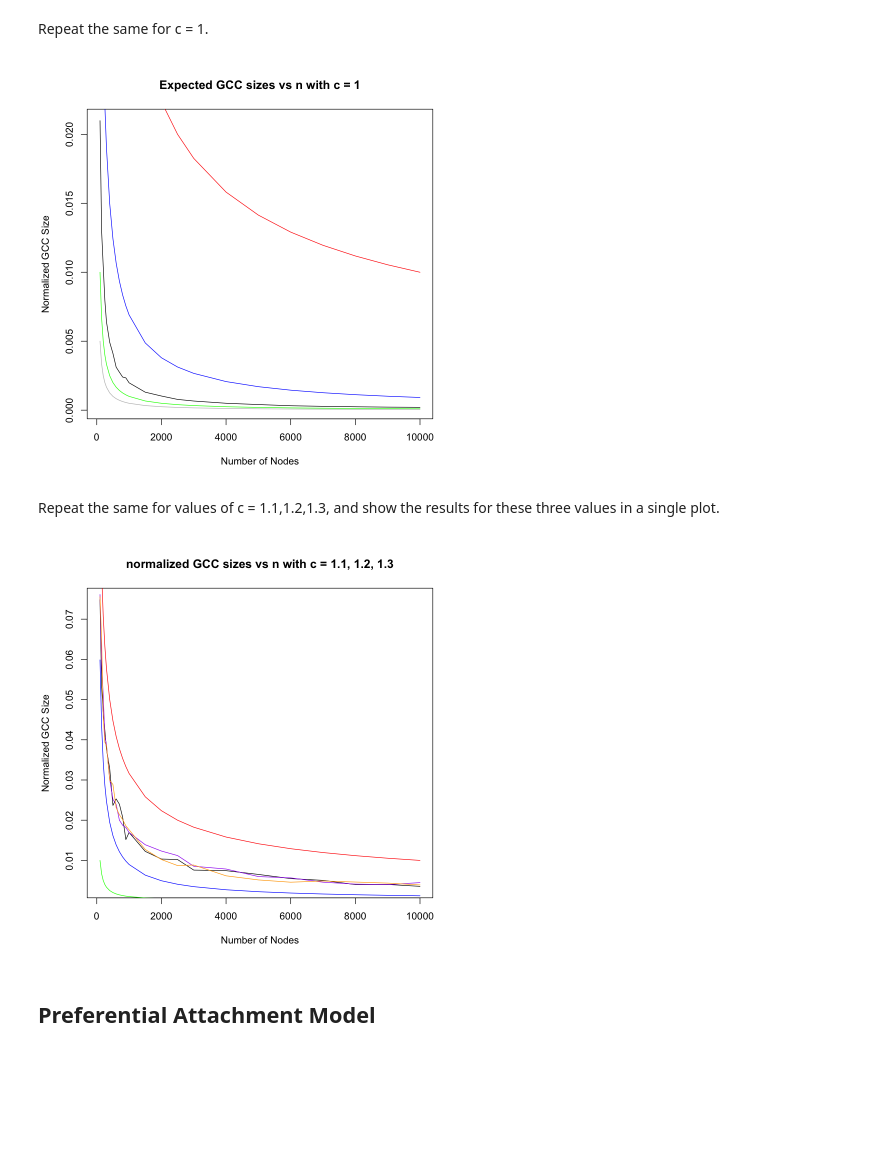
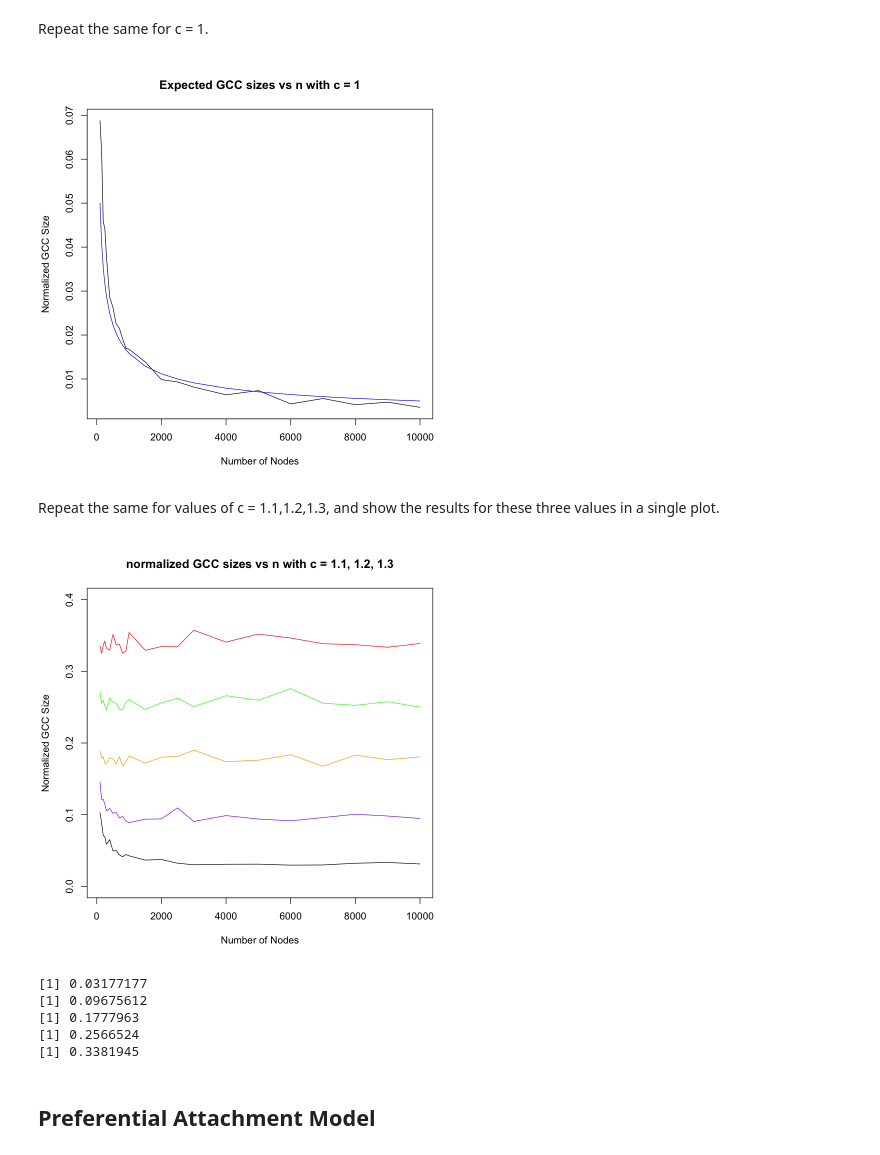
Before and after one commit to ddepe/Random-Graphs-and-Random-Walks, a Jupyter notebook: Project 1 Part 1.ipynb, the cells around one changed output. Cells and saved outputs as stored; diff of their text form; code cells hidden in the pictures; blank space fills up the shorter version.

```diff
--- a/Project 1 Part 1.ipynb
+++ b/Project 1 Part 1.ipynb
@@ -195,7 +195,7 @@ prob_list = const / n_list
 
 prob_len = length(prob_list)
 iter = 1000
-avg_gcc = c(1:prob_len)
+avg_gcc1 = c(1:prob_len)
 
 for (i in 1:prob_len){
     gcc_list = c(1:iter)
@@ -204,25 +204,25 @@ for (i in 1:prob_len){
         gcc = clusters(g_np)$csize[1]/n_list[i]
         gcc_list[j] = gcc
     }
-    avg_gcc[i] = mean(gcc_list)
+    avg_gcc1[i] = mean(gcc_list)
 }
 # %%
-plot(n_list, avg_gcc, type = "l", main="Expected GCC sizes vs n with c = 1", ylab="Normalized GCC Size", xlab="Number of Nodes")
-lines(n_list,log(n_list)/n_list,col="blue")
-lines(n_list,1/(n_list),col="green")
-lines(n_list,sqrt(n_list)/n_list,col="red")
-lines(n_list,prob_list,col="grey")
+plot(n_list, avg_gcc1, type = "l", main="Expected GCC sizes vs n with c = 1", ylab="Normalized GCC Size", xlab="Number of Nodes")
+# lines(n_list,log(n_list)/n_list,col="blue")
+# lines(n_list,1/(n_list),col="green")
+# lines(n_list,(n_list^(2/3))/n_list,col="red")
+lines(n_list,(0.5*n_list^(1/2))/n_list,col="blue")
 # %% [output]
-[figure, old version]
+[figure, new version]
 # %% [markdown]
 Repeat the same for values of c = 1.1,1.2,1.3, and show the results for these three values in a single plot.
 # %%
-const_list = c(1.1, 1.2, 1.3)
+const_list = c(1.1, 1.2, 1.3, 1.4, 1.5)
 n_list = c(100, 150, 200, 250, 300, 400, 500, 600, 700, 800, 900, 1000, 1500, 2000, 2500, 3000, 4000, 5000, 6000, 7000, 8000, 9000, 10000)
 iter = 1000
-avg_list = list(1:3)
-for (k in 1:3){
-    prob_list = const / n_list
+avg_list = list(1:length(const_list))
+for (k in 1:length(const_list)){
+    prob_list = const_list[k] / n_list
     prob_len = length(prob_list)
     avg_gcc = c(1:prob_len)
 
@@ -238,14 +238,29 @@ for (k in 1:3){
     avg_list[[k]] = avg_gcc
 }
 # %%
-plot(n_list, avg_list[[1]], type="l", main="normalized GCC sizes vs n with c = 1.1, 1.2, 1.3", ylab="Normalized GCC Size", xlab="Number of Nodes") #, ylim=c(0.995,1))
+plot(n_list, avg_list[[1]], type="l", main="normalized GCC sizes vs n with c = 1.1, 1.2, 1.3", ylab="Normalized GCC Size", xlab="Number of Nodes", ylim=c(0.0,0.4))
 lines(n_list,avg_list[[2]],col="purple")
 lines(n_list,avg_list[[3]],col="orange")
-lines(n_list,1.3*log(n_list)/n_list,col="blue")
-lines(n_list,1/(n_list),col="green")
-lines(n_list,sqrt(n_list)/n_list,col="red")
+lines(n_list,avg_list[[4]],col="green")
+lines(n_list,avg_list[[5]],col="red")
+# lines(n_list,avg_gcc1,col="pink")
+# lines(n_list,1/(n_list),col="green")
+# lines(n_list,sqrt(n_list)/n_list,col="red")
+# lines(n_list,(0.5*n_list^(2/3))/n_list,col="blue")
 # %% [output]
-[figure, old version]
+[figure, new version]
+# %%
+print(mean(avg_list[[1]][-c(1:13)]))
+print(mean(avg_list[[2]][-c(1:13)]))
+print(mean(avg_list[[3]]))
+print(mean(avg_list[[4]]))
+print(mean(avg_list[[5]]))
+# %% [output]
+[1] 0.03177177
+[1] 0.09675612
+[1] 0.1777963
+[1] 0.2566524
+[1] 0.3381945
 # %% [markdown]
 ## Preferential Attachment Model
 # %% [markdown]
```
Also changed, not shown: parts of 16 cells of this notebook.
